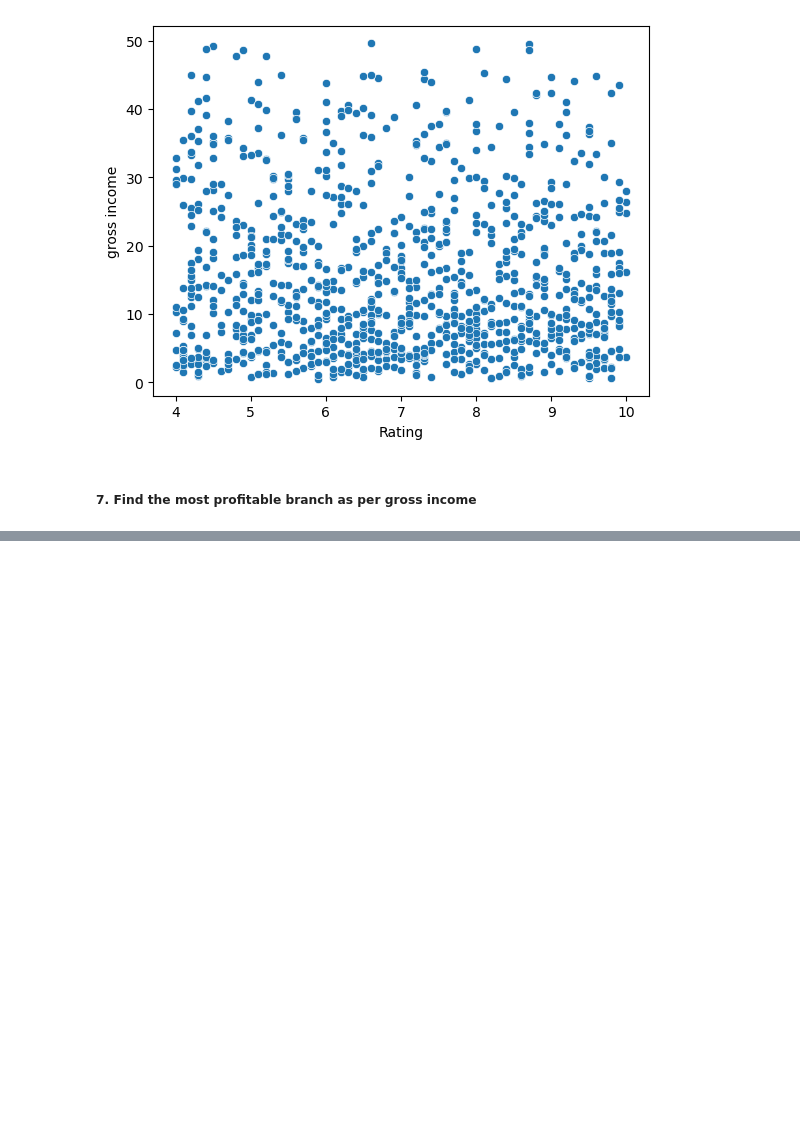
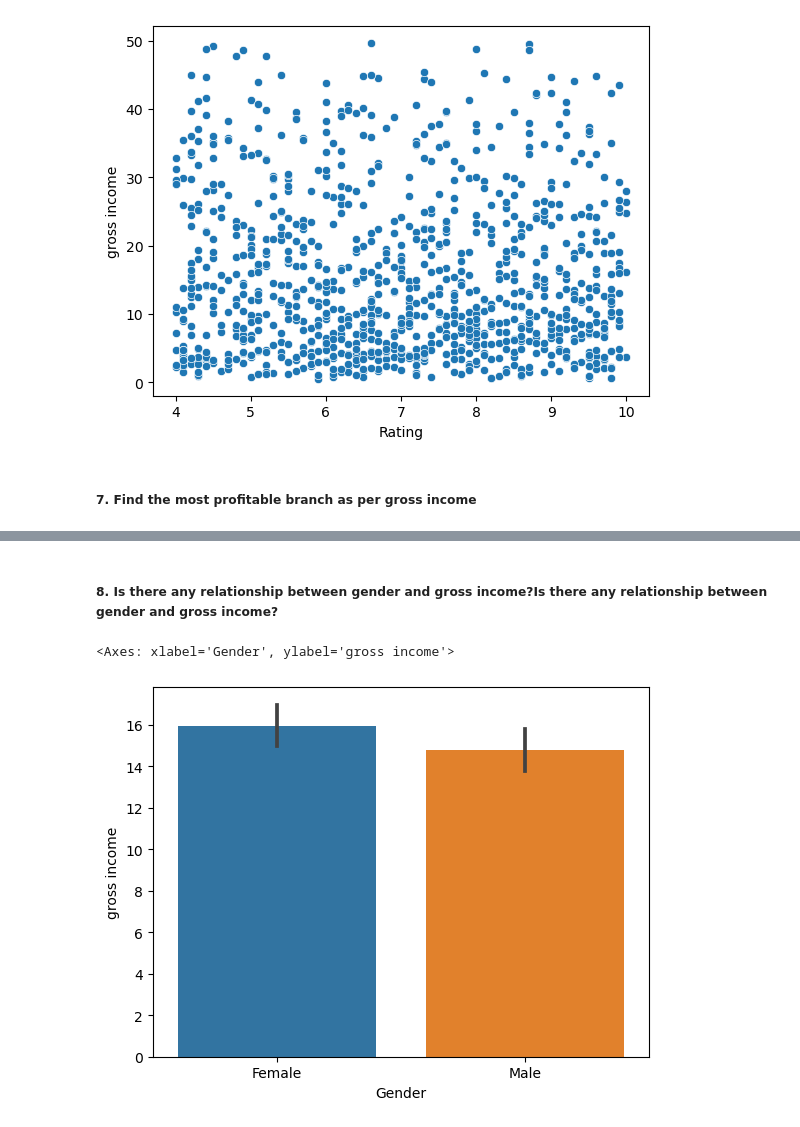
Before and after one commit to nehemiahmensah/nehemiah_siliconaccra, a Jupyter notebook: DATA SCIENCE/Viz.ipynb, the cells around one changed output, grey strips where cells are left out. Saved outputs shown, nothing was run; the diff lists cells and outputs as text; code cells hidden in the pictures; blank space fills up the shorter version.

```diff
--- a/DATA SCIENCE/Viz.ipynb
+++ b/DATA SCIENCE/Viz.ipynb
@@ -85,0 +89,7 @@ sns.countplot
+# %% [markdown]
+##### 8. Is there any relationship between gender and gross income?Is there any relationship between gender and gross income?
+# %%
+sns.barplot(x = df['Gender'], y = df['gross income'])
+# %% [output]
+<Axes: xlabel='Gender', ylabel='gross income'>
+[figure, added]
```
Also changed, not shown: parts of 10 cells of this notebook, 9 other files.
